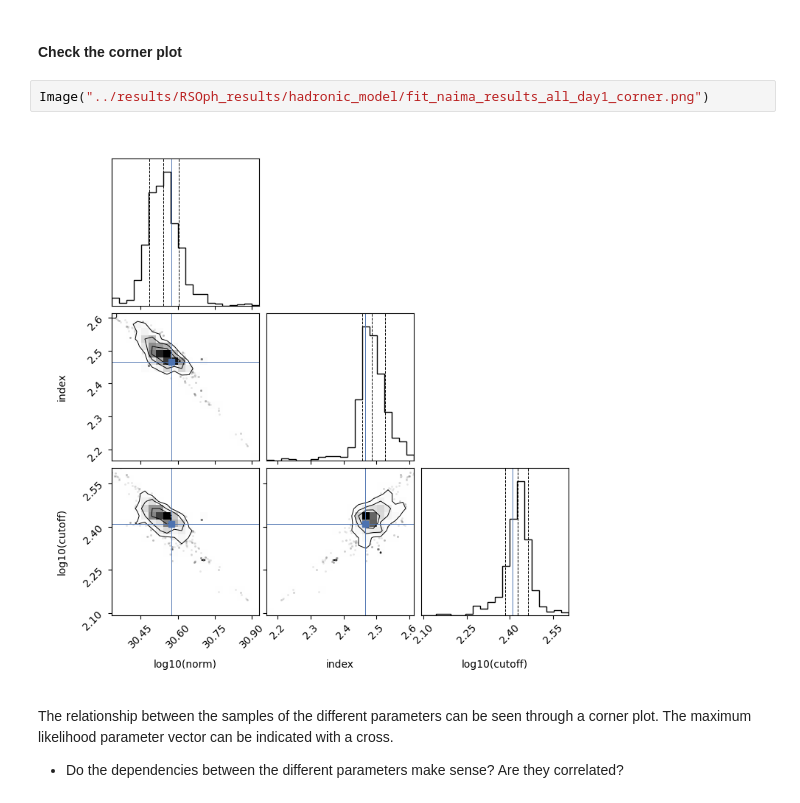
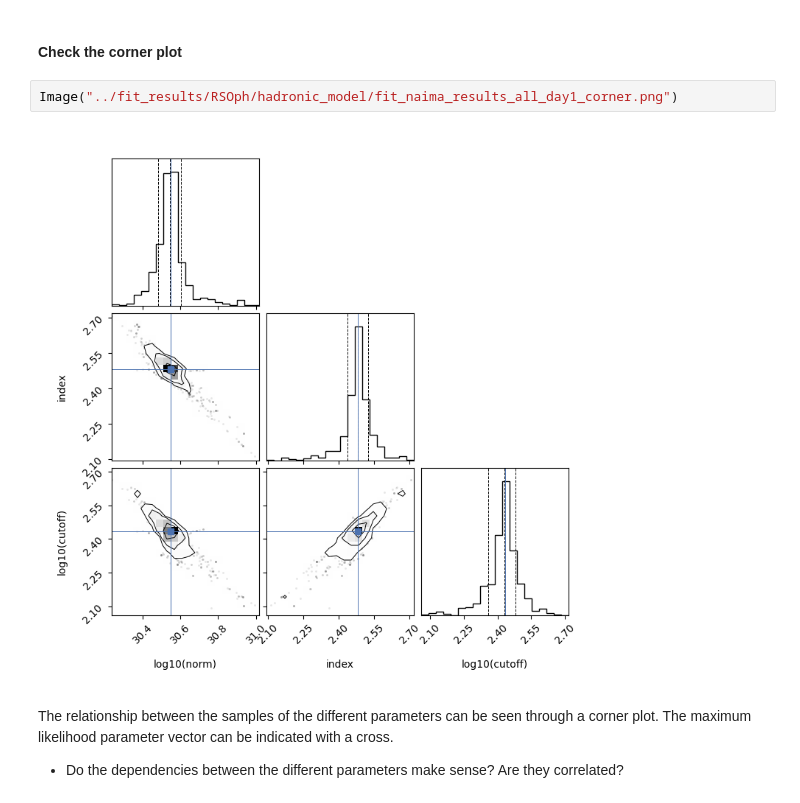
Before and after one commit to aaguasca/naima_handson, a Jupyter notebook: notebooks/fit_RSOph.ipynb, the cells around one changed output. Drawn from its saved outputs; the diff is of its cells as text.

```diff
--- a/notebooks/fit_RSOph.ipynb
+++ b/notebooks/fit_RSOph.ipynb
@@ -383,9 +380,9 @@ It shows the parameter value with respect to the step number of the chain, which
 # %% [markdown]
 #### Check the corner plot
 # %%
-Image("../results/RSOph_results/hadronic_model/fit_naima_results_all_day1_corner.png")
+Image("../fit_results/RSOph/hadronic_model/fit_naima_results_all_day1_corner.png")
 # %% [output]
-[figure, old version]
+[figure, new version]
 # %% [markdown]
 The relationship between the samples of the different parameters can be seen through a corner plot. The maximum likelihood parameter vector can be indicated with a cross.
 
```
Also changed, not shown: parts of 17 cells of this notebook, 3 other files.
